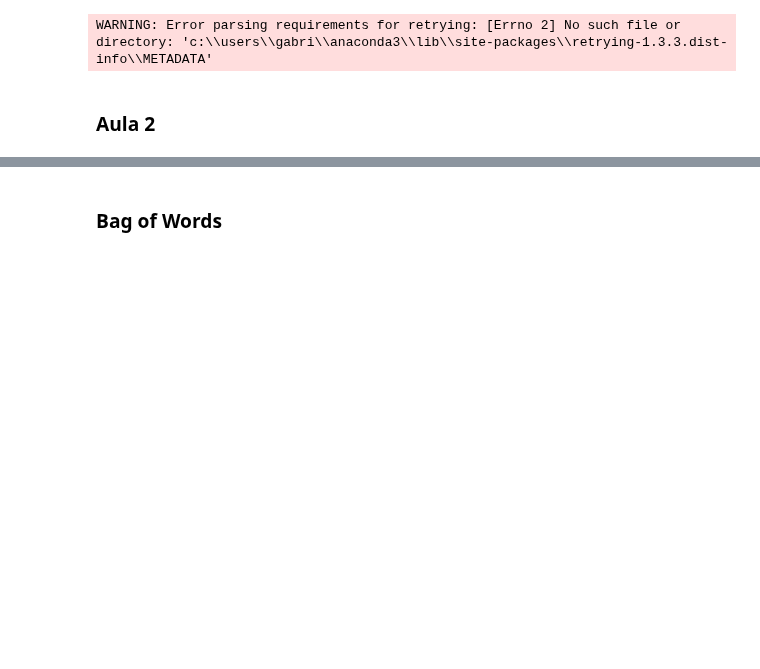
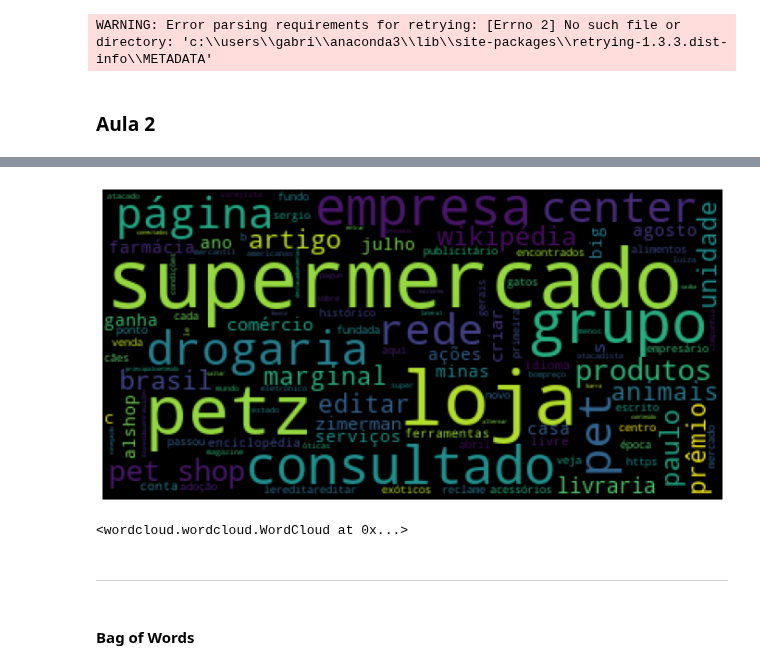
Before and after one commit to GabrielAsato/Curso_DS_Degree, a Jupyter notebook: Módulo 13 - Dados Não Estruturados II/Aula 2 anotações.ipynb, the cells around one changed output, grey strips where cells are left out. Drawn from its saved outputs; the diff is of its cells as text; code cells hidden in the pictures; blank space fills up the shorter version.

```diff
--- a/Módulo 13 - Dados Não Estruturados II/Aula 2 anotações.ipynb
+++ b/Módulo 13 - Dados Não Estruturados II/Aula 2 anotações.ipynb
@@ -20,2 +195,22 @@ WARNING: Error parsing requirements for retrying: [Errno 2] No such file or dire
+# %%
+# WordCloud sem imagem
+clean_words_sp_string = " ".join(clean_words_sp)
+
+wc = WordCloud(background_color = 'black',
+              colormap = 'viridis').generate(clean_words_sp_string)
+
+plt.figure(figsize=(12,12))
+plt.imshow(wc)
+plt.axis('off')
+plt.show()
+# https://matplotlib.org/stable/tutorials/colors/colormaps.html
+
+# Salvando a imagem
+wc.to_file("wordcloud_petz.jpg")
+# %% [output]
+[figure, added]
+<wordcloud.wordcloud.WordCloud at 0x...>
+# %% [markdown]
+---
 # %% [markdown]
-### Bag of Words
+#### Bag of Words
```
Also changed, not shown: parts of 37 cells of this notebook, 2 other files.
